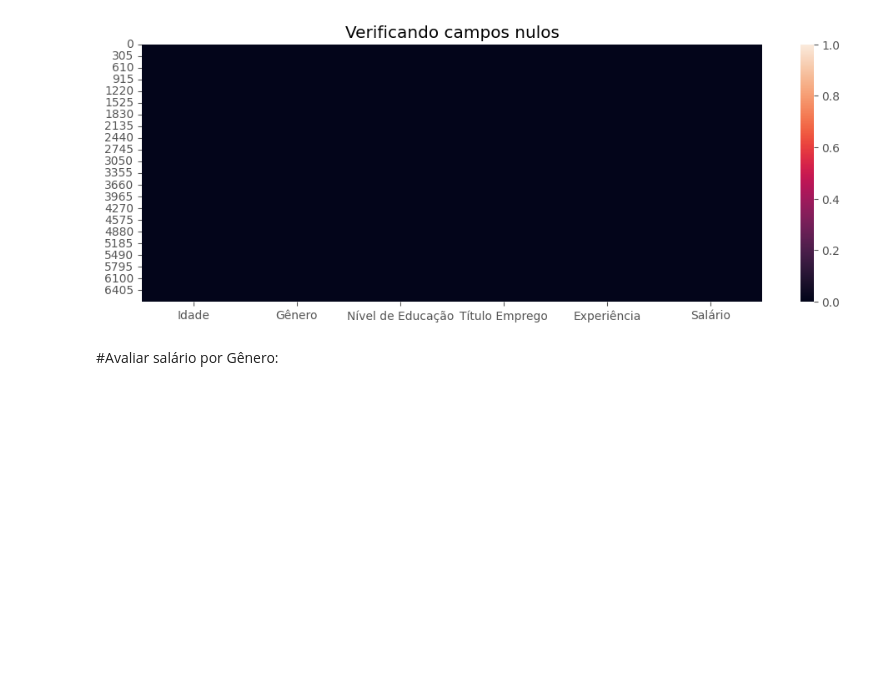
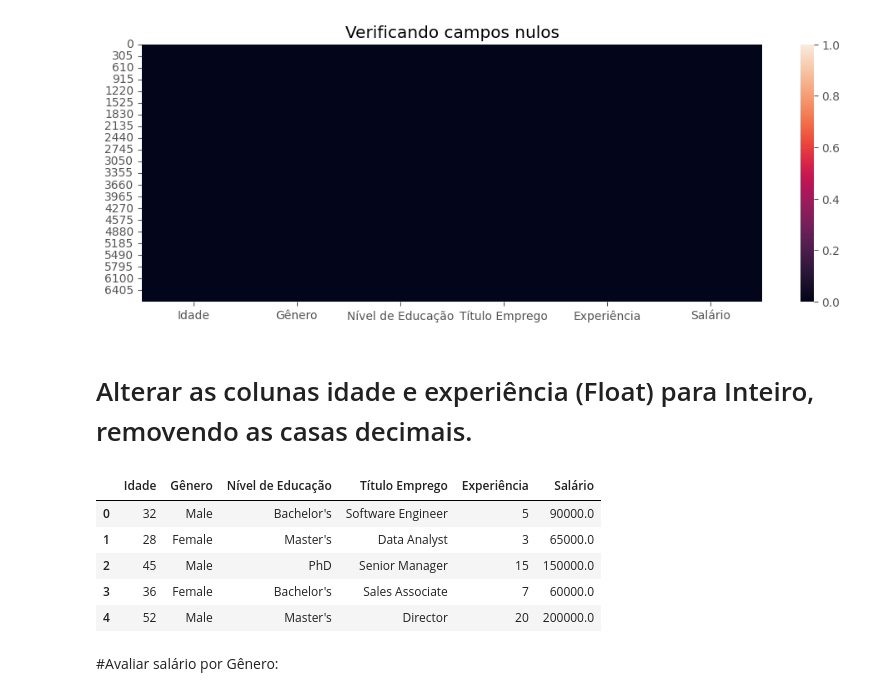
Before and after one commit to isaacuchoa/salaryJob, a Jupyter notebook: salário_job.ipynb, the cells around one changed output. Saved outputs shown, nothing was run; the diff lists cells and outputs as text; code cells hidden in the pictures; blank space fills up the shorter version.

```diff
--- a/salário_job.ipynb
+++ b/salário_job.ipynb
@@ -61,6 +61,19 @@ plt.title("Verificando campos nulos")
 sns.heatmap(df.isnull());
 # %% [output]
 [figure]
+# %% [markdown]
+# Alterar as colunas idade e experiência (Float) para Inteiro, removendo as casas decimais.
+# %%
+df['Idade'] = df['Idade'].values.astype(np.int64)
+df['Experiência'] = df['Experiência'].values.astype(np.int64)
+df.head()
+# %% [output]
+|  | Idade | Gênero | Nível de Educação | Título Emprego | Experiência | Salário |
+| 0 | 32 | Male | Bachelor's | Software Engineer | 5 | 90000.0 |
+| 1 | 28 | Female | Master's | Data Analyst | 3 | 65000.0 |
+| 2 | 45 | Male | PhD | Senior Manager | 15 | 150000.0 |
+| 3 | 36 | Female | Bachelor's | Sales Associate | 7 | 60000.0 |
+| 4 | 52 | Male | Master's | Director | 20 | 200000.0 |
 # %% [markdown]
 #Avaliar salário por Gênero:
 # %%
```
Also changed, not shown: parts of 2 cells of this notebook.
